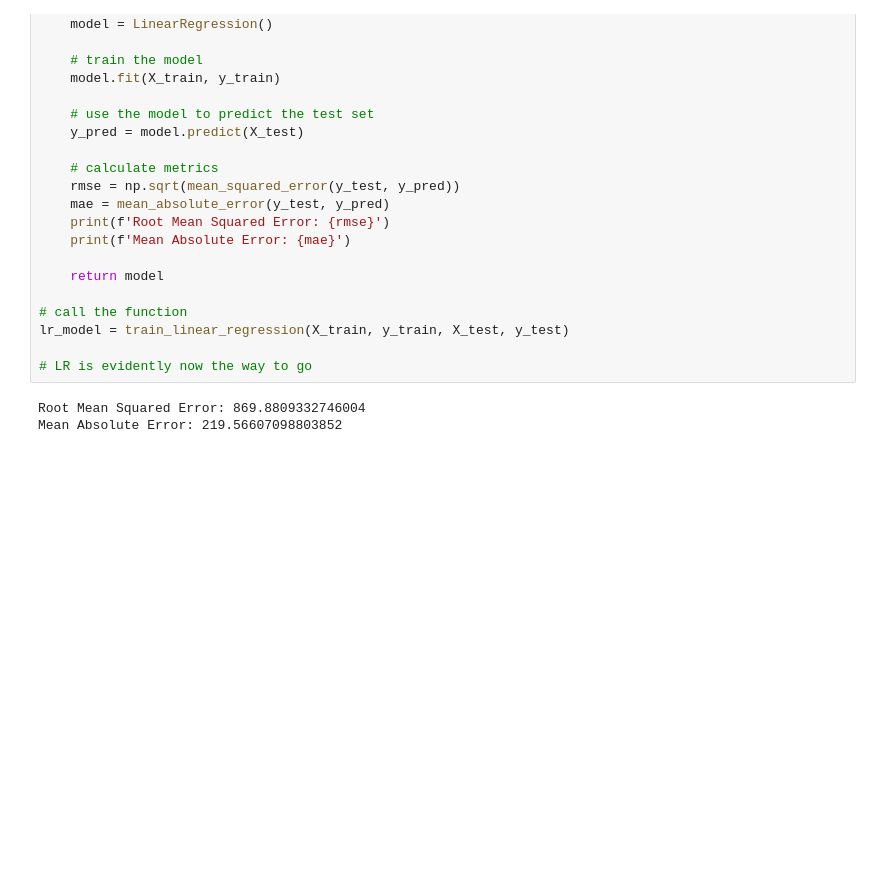
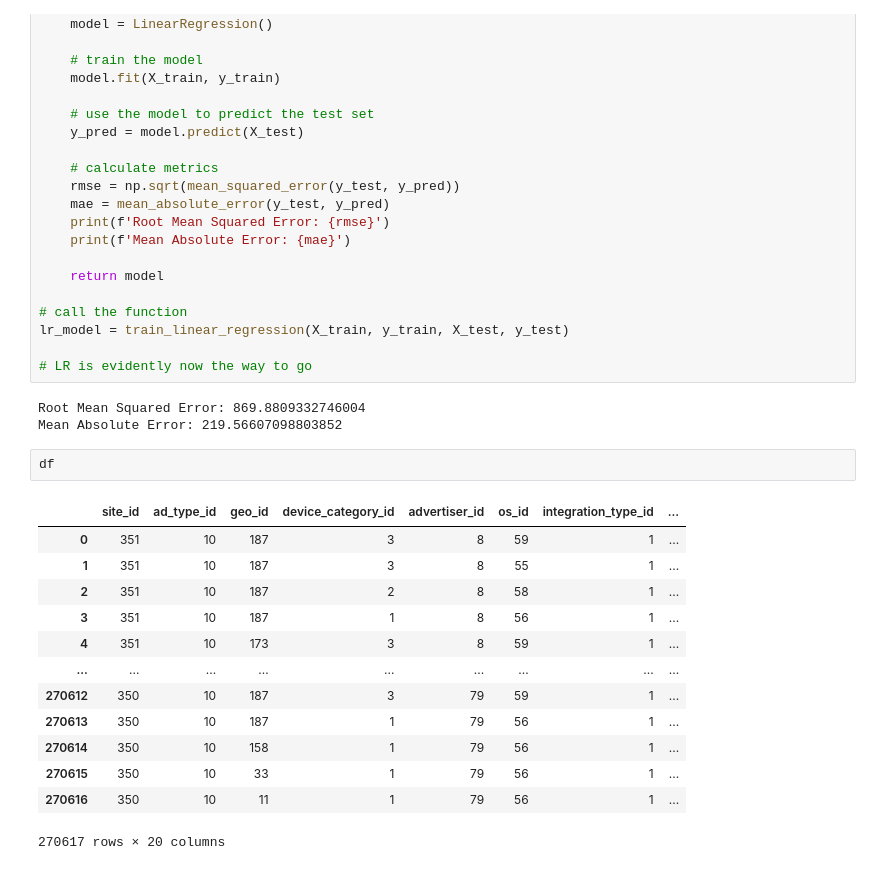
Before and after one commit to SebsKk/Bidding-CPM-Prediction, a Jupyter notebook: Model_experimenting.ipynb, the cells around one changed output. Drawn from its saved outputs; the diff is of its cells as text; blank space fills up the shorter version.

```diff
--- a/Model_experimenting.ipynb
+++ b/Model_experimenting.ipynb
@@ -197,5 +216,21 @@ lr_model = train_linear_regression(X_train, y_train, X_test, y_test)
 # %% [output]
 Root Mean Squared Error: 869.8809332746004
 Mean Absolute Error: 219.56607098803852
+# %%
+df
+# %% [output]
+|  | site_id | ad_type_id | geo_id | device_category_id | advertiser_id | os_id | integration_type_id | ... |
+| 0 | 351 | 10 | 187 | 3 | 8 | 59 | 1 | ... |
+| 1 | 351 | 10 | 187 | 3 | 8 | 55 | 1 | ... |
+| 2 | 351 | 10 | 187 | 2 | 8 | 58 | 1 | ... |
+| 3 | 351 | 10 | 187 | 1 | 8 | 56 | 1 | ... |
+| 4 | 351 | 10 | 173 | 3 | 8 | 59 | 1 | ... |
+| ... | ... | ... | ... | ... | ... | ... | ... | ... |
+| 270612 | 350 | 10 | 187 | 3 | 79 | 59 | 1 | ... |
+| 270613 | 350 | 10 | 187 | 1 | 79 | 56 | 1 | ... |
+| 270614 | 350 | 10 | 158 | 1 | 79 | 56 | 1 | ... |
+| 270615 | 350 | 10 | 33 | 1 | 79 | 56 | 1 | ... |
+| 270616 | 350 | 10 | 11 | 1 | 79 | 56 | 1 | ... |
+270617 rows × 20 columns
 # %%
 # I kindaa want to do some NN as well just to see how they perform for this task
```
Also changed, not shown: parts of 6 cells of this notebook.
